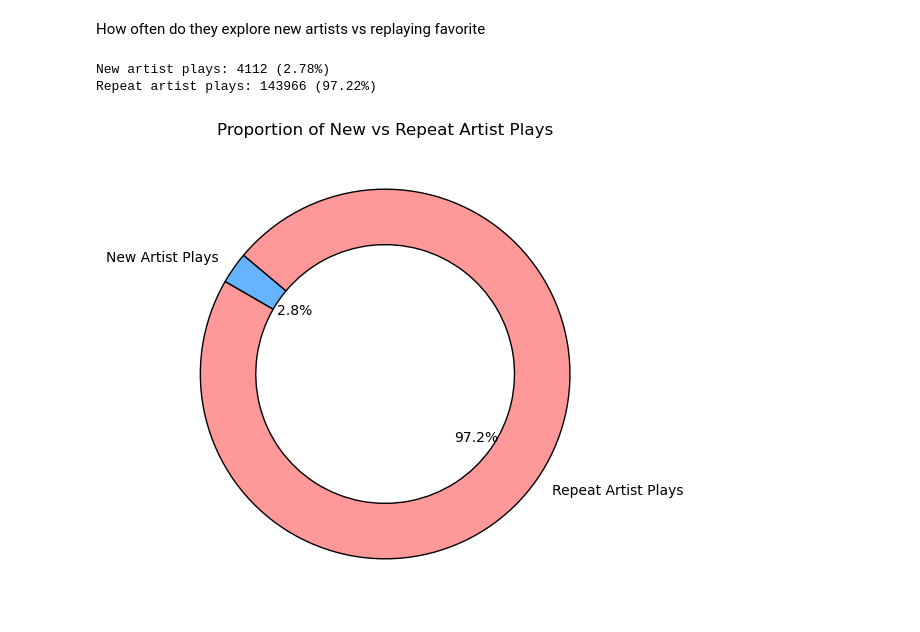
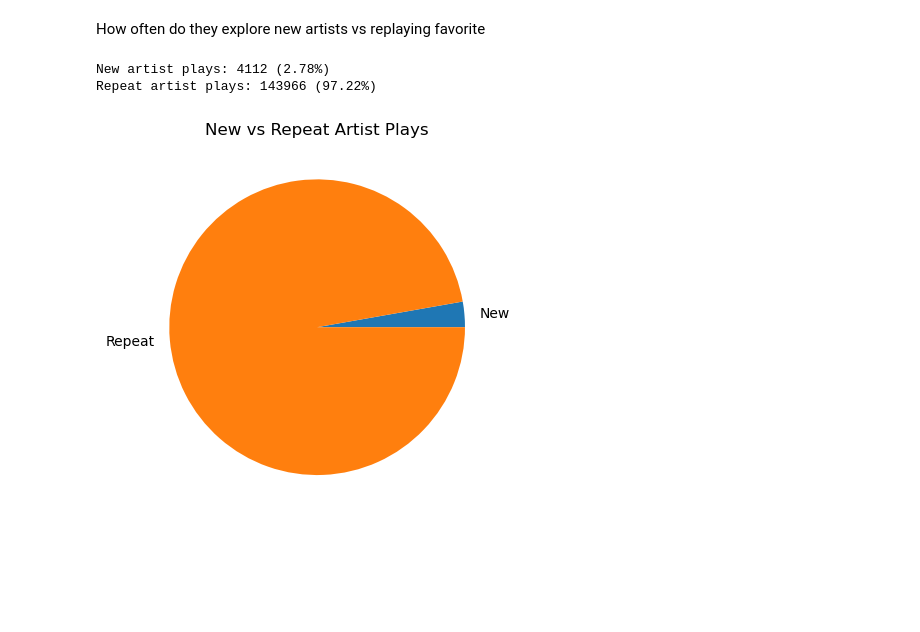
Before and after one commit to riyadm18/Spotify-User-Listening-Behavior-Analysis, a Jupyter notebook: spotify.ipynb, the cells around one changed output. Drawn from its saved outputs; the diff is of its cells as text; code cells hidden in the pictures; blank space fills up the shorter version.

```diff
--- a/spotify.ipynb
+++ b/spotify.ipynb
@@ -32,8 +37,6 @@ df.head()
 | 4 | 0GgAAB0ZMllFhbNc3mAodO | 08-07-2013 03:17 | web player | 0 | Half Mast | Empire Of The Sun | Walking On A Dream | clickrow | ... |
 # %%
 df.drop_duplicates(inplace=True)
-# %%
-df.dropna(axis=1, how='all', inplace=True)
 # %%
 df.isnull().sum()
 # %% [output]
@@ -162,37 +129,19 @@ How often do they explore new artists vs replaying favorite
 # %%
 df = df.sort_values('ts')
 
-seen_artists = set()
-explore_flags = []
+repeat_artist_plays = df['artist_name'].duplicated().sum()
+new_artist_plays = len(df) - repeat_artist_plays
 
-for artist in df['artist_name']:
-    if artist in seen_artists:
-        explore_flags.append(False)
-    else:
-        explore_flags.append(True)
-        seen_artists.add(artist)
+print(f"New artist plays: {new_artist_plays} ({new_artist_plays/len(df):.2%})")
+print(f"Repeat artist plays: {repeat_artist_plays} ({repeat_artist_plays/len(df):.2%})")
 
-df['is_new_artist'] = explore_flags
-
-total_plays = len(df)
-new_artist_plays = df['is_new_artist'].sum()
-repeat_artist_plays = total_plays - new_artist_plays
-
-print(f"New artist plays: {new_artist_plays} ({new_artist_plays / total_plays:.2%})")
-print(f"Repeat artist plays: {repeat_artist_plays} ({repeat_artist_plays / total_plays:.2%})")
-
-labels = ['New Artist Plays', 'Repeat Artist Plays']
-sizes = [new_artist_plays, repeat_artist_plays]
-colors = ['#66b3ff', '#ff9999']
-
-plt.figure(figsize=(6,6))
-plt.pie(sizes, labels=labels, colors=colors, autopct='%1.1f%%', startangle=140, wedgeprops={'edgecolor':'black', 'width':0.3})
-plt.title('Proportion of New vs Repeat Artist Plays')
+plt.title("New vs Repeat Artist Plays")
+plt.pie([new_artist_plays, repeat_artist_plays], labels=['New', 'Repeat'])
 plt.show()
 # %% [output]
 New artist plays: 4112 (2.78%)
 Repeat artist plays: 143966 (97.22%)
-[figure, old version]
+[figure, new version]
 # %%
 df = df.drop(['spotify_track_uri', 'ts', 'track_name', 'artist_name', 'album_name'], axis=1)
 # %%
```
Also changed, not shown: parts of 12 cells of this notebook.
